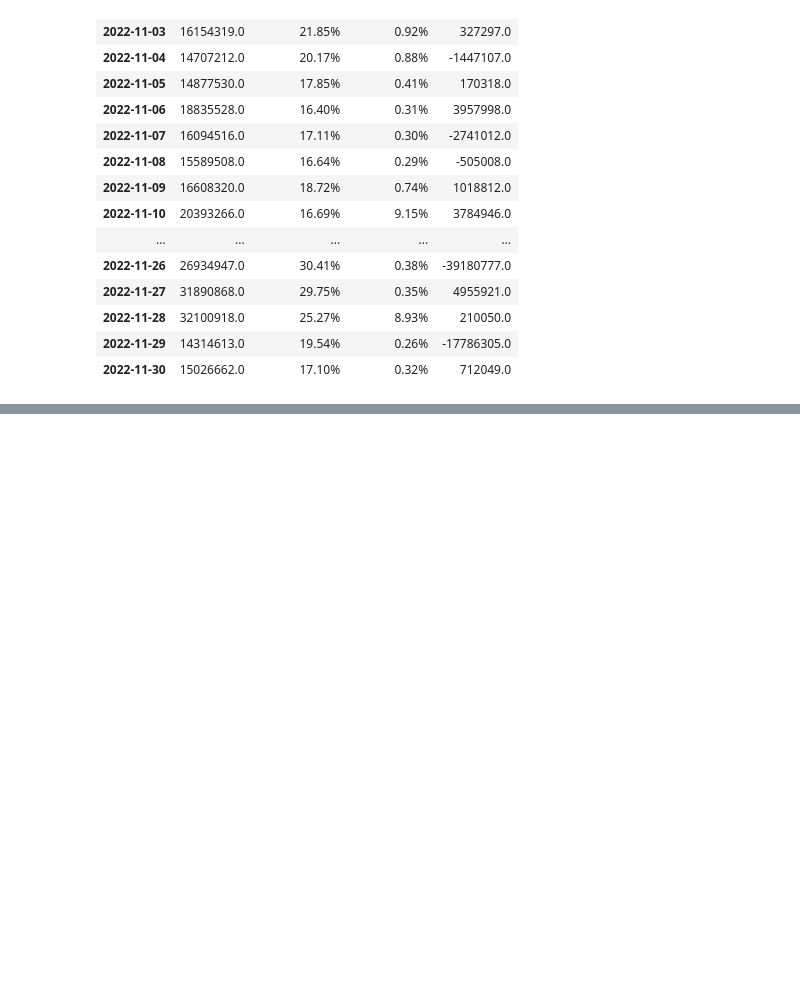
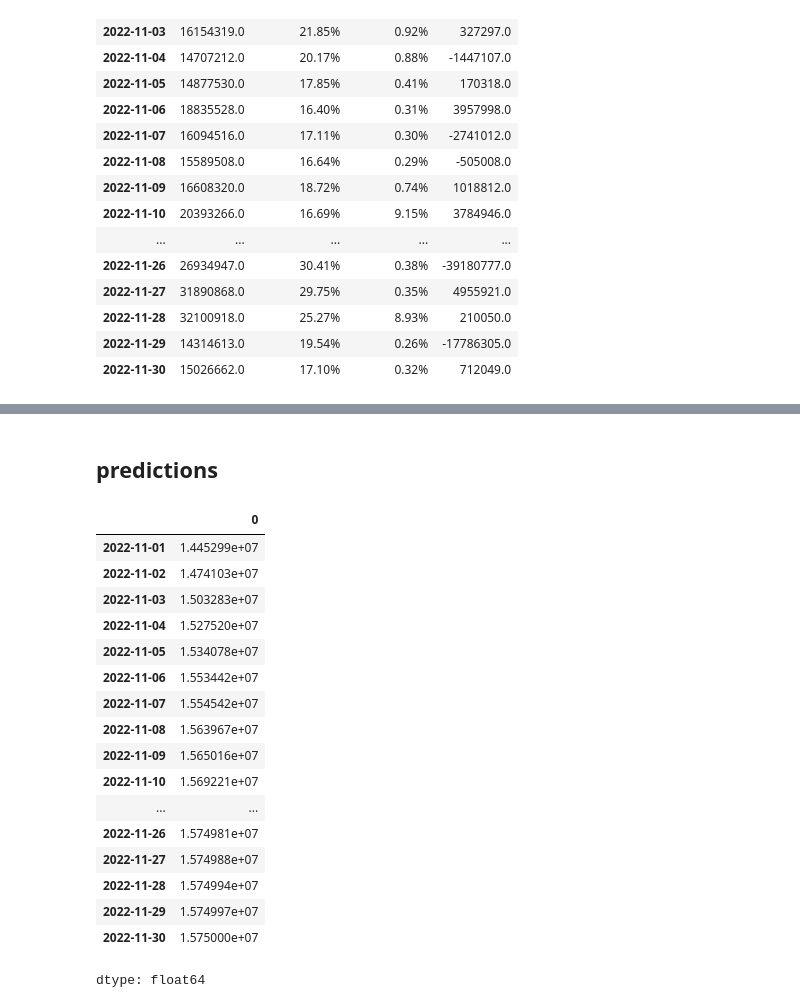
Before and after one commit to rizaho/ml_for_financial_analysis, a Jupyter notebook: 201_3_ARIMA_SARIMA_SARIMAX.ipynb, the cells around one changed output, grey strips where cells are left out. Saved outputs shown, nothing was run; the diff lists cells and outputs as text; code cells hidden in the pictures; blank space fills up the shorter version.

```diff
--- a/201_3_ARIMA_SARIMA_SARIMAX.ipynb
+++ b/201_3_ARIMA_SARIMA_SARIMAX.ipynb
@@ -300,0 +359,25 @@ test
+# %% [markdown]
+## predictions
+# %%
+predictions_arima = model.predict(n_periods=len(test))
+predictions_arima
+# getting similar values are expected (may be check the reason)!
+# %% [output]
+|  | 0 |
+| 2022-11-01 | 1.445299e+07 |
+| 2022-11-02 | 1.474103e+07 |
+| 2022-11-03 | 1.503283e+07 |
+| 2022-11-04 | 1.527520e+07 |
+| 2022-11-05 | 1.534078e+07 |
+| 2022-11-06 | 1.553442e+07 |
+| 2022-11-07 | 1.554542e+07 |
+| 2022-11-08 | 1.563967e+07 |
+| 2022-11-09 | 1.565016e+07 |
+| 2022-11-10 | 1.569221e+07 |
+| ... | ... |
+| 2022-11-26 | 1.574981e+07 |
+| 2022-11-27 | 1.574988e+07 |
+| 2022-11-28 | 1.574994e+07 |
+| 2022-11-29 | 1.574997e+07 |
+| 2022-11-30 | 1.575000e+07 |
+dtype: float64
```
Also changed, not shown: parts of 5 cells of this notebook.
